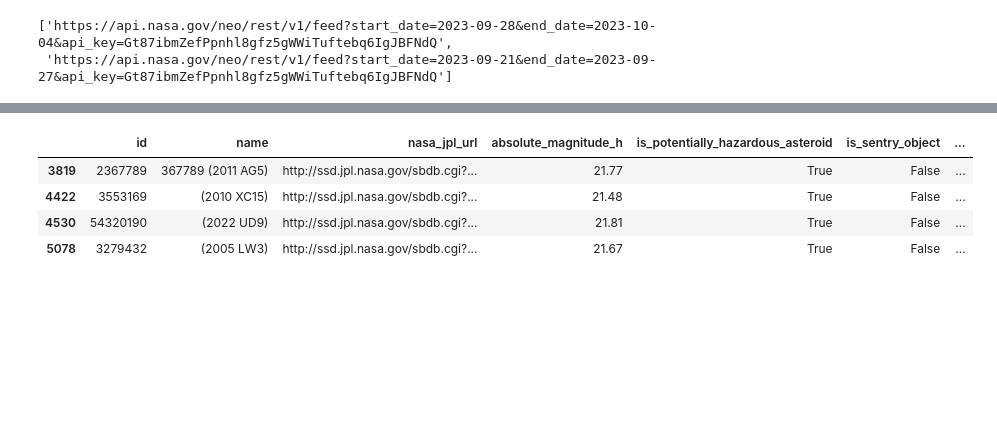
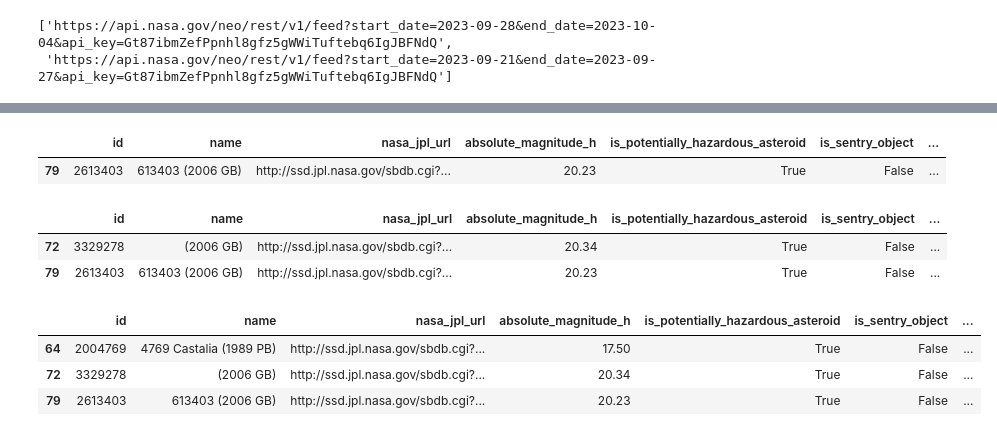
Before and after one commit to Jackleept/NASA_NEO, a Jupyter notebook: scratch.ipynb, the cells around one changed output, grey strips where cells are left out. Drawn from its saved outputs; the diff is of its cells as text; code cells hidden in the pictures; blank space fills up the shorter version.

```diff
--- a/scratch.ipynb
+++ b/scratch.ipynb
@@ -461,6 +455,6 @@ OperationalError: near "CREATE": syntax error
 # %%
 def transform():
-    df = pd.read_sql_query('''SELECT data FROM neo''', conn)
+    df = pd.read_sql_query('''SELECT * FROM neo''', conn)
 
     df['data'] = df['data'].apply(json.loads)
 
@@ -505,6 +499,6 @@ def transform():
 
     df[cols] = df[cols].astype('float')
 
+    df['close_approach_date_full'] = df['close_approach_date_full'].astype('datetime64')
+
     return df
-
-df = transform()
@@ -544,10 +532,20 @@ memory usage: 9.7+ KB
+# %%
+df[df['close_approach_date_full'].duplicated()==True]
+# %% [output]
+|  | id | name | nasa_jpl_url | absolute_magnitude_h | is_potentially_hazardous_asteroid | is_sentry_object | ... |
+| 79 | 2613403 | 613403 (2006 GB) | http://ssd.jpl.nasa.gov/sbdb.cgi?... | 20.23 | True | False | ... |
+# %%
+df[df['close_approach_date_full']=='2023-08-20 07:19:00']
+# %% [output]
+|  | id | name | nasa_jpl_url | absolute_magnitude_h | is_potentially_hazardous_asteroid | is_sentry_object | ... |
+| 72 | 3329278 | (2006 GB) | http://ssd.jpl.nasa.gov/sbdb.cgi?... | 20.34 | True | False | ... |
+| 79 | 2613403 | 613403 (2006 GB) | http://ssd.jpl.nasa.gov/sbdb.cgi?... | 20.23 | True | False | ... |
 # %%
 df_hazard = df[df['is_potentially_hazardous_asteroid']==1]
-df_hazard_wow = df_hazard[df_hazard['miss_distance_lunar']<5]
+df_hazard_wow = df_hazard[df_hazard['miss_distance_lunar']<50]
 df_hazard_wow
 # %% [output]
 |  | id | name | nasa_jpl_url | absolute_magnitude_h | is_potentially_hazardous_asteroid | is_sentry_object | ... |
-| 3819 | 2367789 | 367789 (2011 AG5) | http://ssd.jpl.nasa.gov/sbdb.cgi?... | 21.77 | True | False | ... |
-| 4422 | 3553169 | (2010 XC15) | http://ssd.jpl.nasa.gov/sbdb.cgi?... | 21.48 | True | False | ... |
-| 4530 | 54320190 | (2022 UD9) | http://ssd.jpl.nasa.gov/sbdb.cgi?... | 21.81 | True | False | ... |
-| 5078 | 3279432 | (2005 LW3) | http://ssd.jpl.nasa.gov/sbdb.cgi?... | 21.67 | True | False | ... |
+| 64 | 2004769 | 4769 Castalia (1989 PB) | http://ssd.jpl.nasa.gov/sbdb.cgi?... | 17.50 | True | False | ... |
+| 72 | 3329278 | (2006 GB) | http://ssd.jpl.nasa.gov/sbdb.cgi?... | 20.34 | True | False | ... |
+| 79 | 2613403 | 613403 (2006 GB) | http://ssd.jpl.nasa.gov/sbdb.cgi?... | 20.23 | True | False | ... |
```
Also changed, not shown: parts of 12 cells of this notebook, 2 other files.
